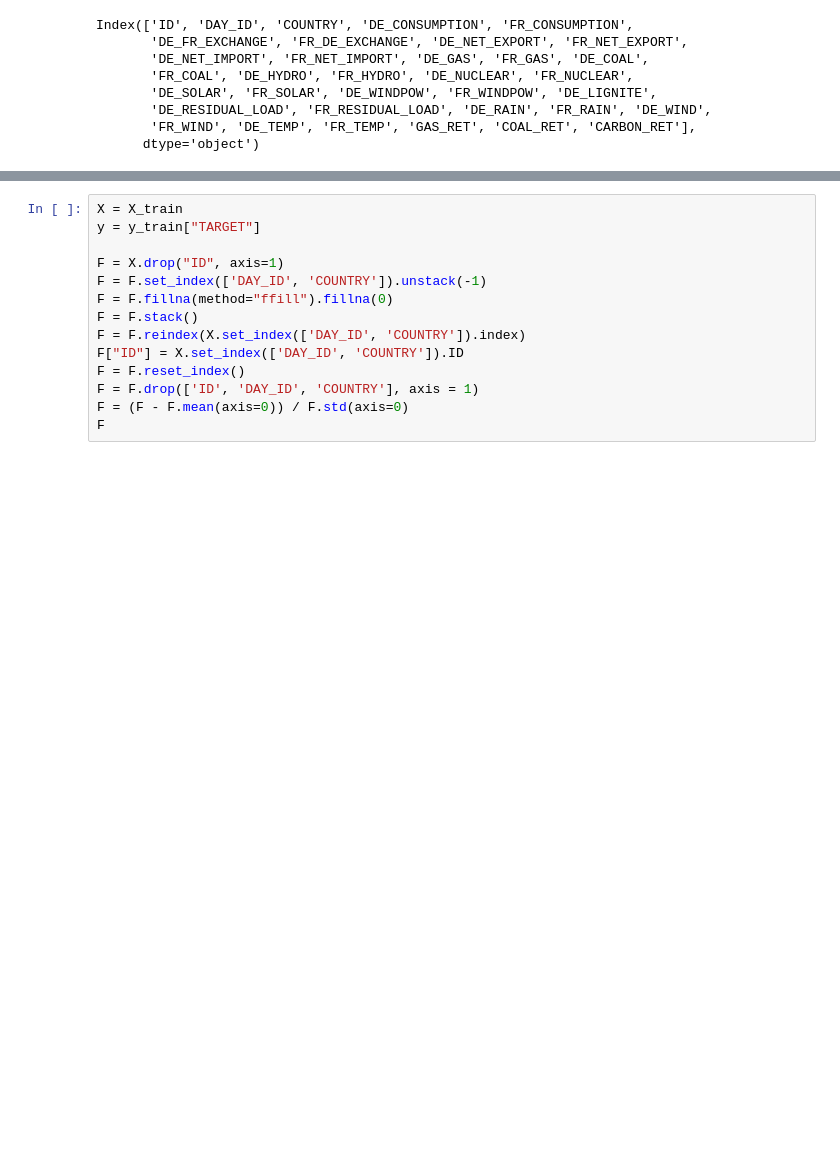
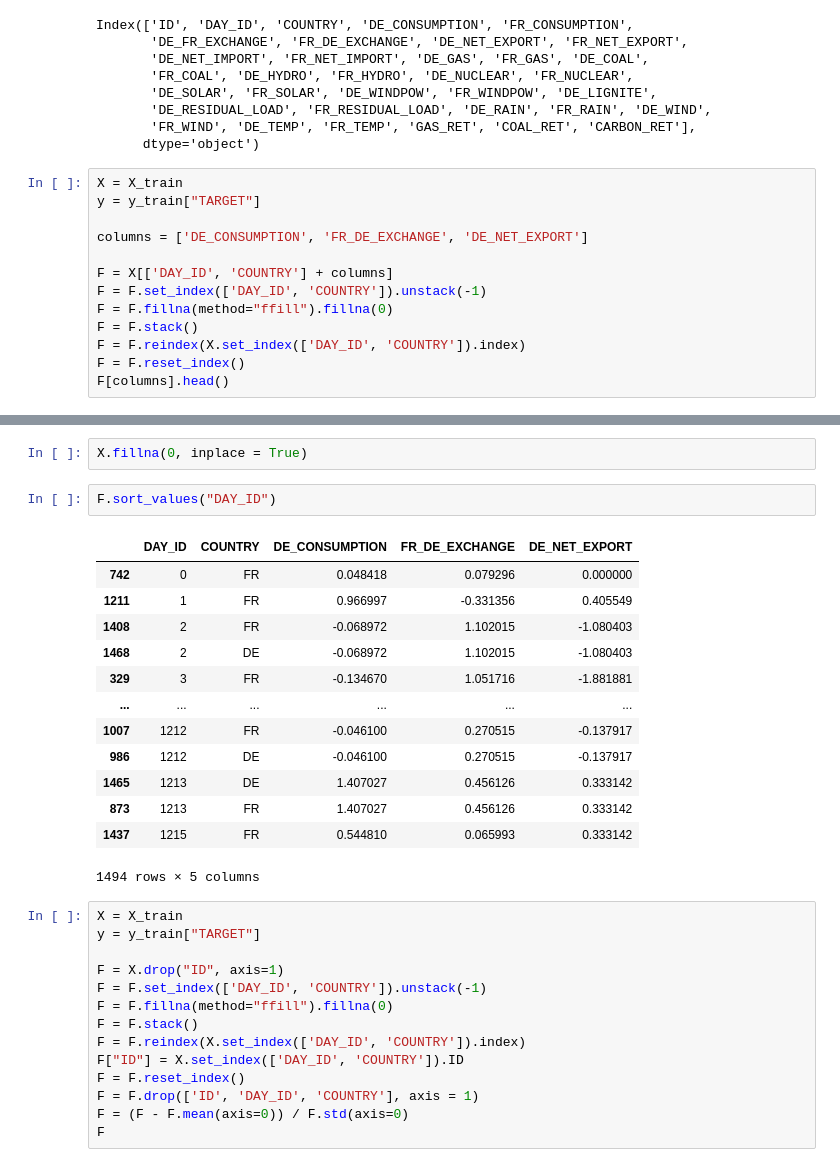
Before and after one commit to RJ-McReady/ENS-Data-Challenge-Electricity-Prices-Forecast, a Jupyter notebook: tutorial/CrossValTests.ipynb, the cells around one changed output, grey strips where cells are left out. Drawn from its saved outputs; the diff is of its cells as text; blank space fills up the shorter version.

```diff
--- a/tutorial/CrossValTests.ipynb
+++ b/tutorial/CrossValTests.ipynb
@@ -18,3 +18,16 @@ Index(['ID', 'DAY_ID', 'COUNTRY', 'DE_CONSUMPTION', 'FR_CONSUMPTION',
        'DE_RESIDUAL_LOAD', 'FR_RESIDUAL_LOAD', 'DE_RAIN', 'FR_RAIN', 'DE_WIND',
        'FR_WIND', 'DE_TEMP', 'FR_TEMP', 'GAS_RET', 'COAL_RET', 'CARBON_RET'],
       dtype='object')
+# %%
+X = X_train
+y = y_train["TARGET"]
+
+columns = ['DE_CONSUMPTION', 'FR_DE_EXCHANGE', 'DE_NET_EXPORT']
+
+F = X[['DAY_ID', 'COUNTRY'] + columns]
+F = F.set_index(['DAY_ID', 'COUNTRY']).unstack(-1)
+F = F.fillna(method="ffill").fillna(0)
+F = F.stack()
+F = F.reindex(X.set_index(['DAY_ID', 'COUNTRY']).index)
+F = F.reset_index()
+F[columns].head()
@@ -21,3 +41,21 @@ Index(['ID', 'DAY_ID', 'COUNTRY', 'DE_CONSUMPTION', 'FR_CONSUMPTION',
+# %%
+X.fillna(0, inplace = True)
+# %%
+F.sort_values("DAY_ID")
+# %% [output]
+|  | DAY_ID | COUNTRY | DE_CONSUMPTION | FR_DE_EXCHANGE | DE_NET_EXPORT |
+| 742 | 0 | FR | 0.048418 | 0.079296 | 0.000000 |
+| 1211 | 1 | FR | 0.966997 | -0.331356 | 0.405549 |
+| 1408 | 2 | FR | -0.068972 | 1.102015 | -1.080403 |
+| 1468 | 2 | DE | -0.068972 | 1.102015 | -1.080403 |
+| 329 | 3 | FR | -0.134670 | 1.051716 | -1.881881 |
+| ... | ... | ... | ... | ... | ... |
+| 1007 | 1212 | FR | -0.046100 | 0.270515 | -0.137917 |
+| 986 | 1212 | DE | -0.046100 | 0.270515 | -0.137917 |
+| 1465 | 1213 | DE | 1.407027 | 0.456126 | 0.333142 |
+| 873 | 1213 | FR | 1.407027 | 0.456126 | 0.333142 |
+| 1437 | 1215 | FR | 0.544810 | 0.065993 | 0.333142 |
+1494 rows × 5 columns
 # %%
 X = X_train
 y = y_train["TARGET"]
```
Also changed, not shown: parts of 1 cell of this notebook, 3 other files.
